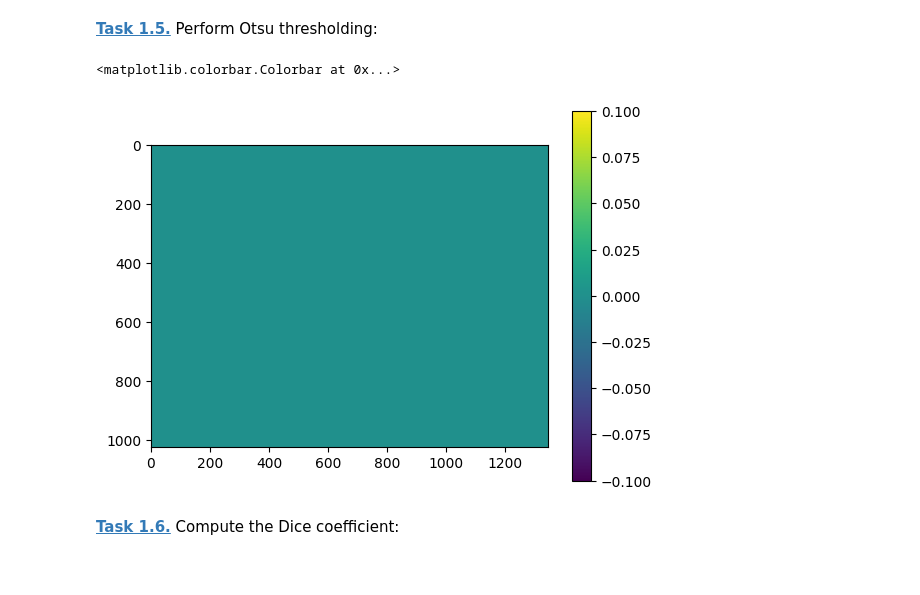
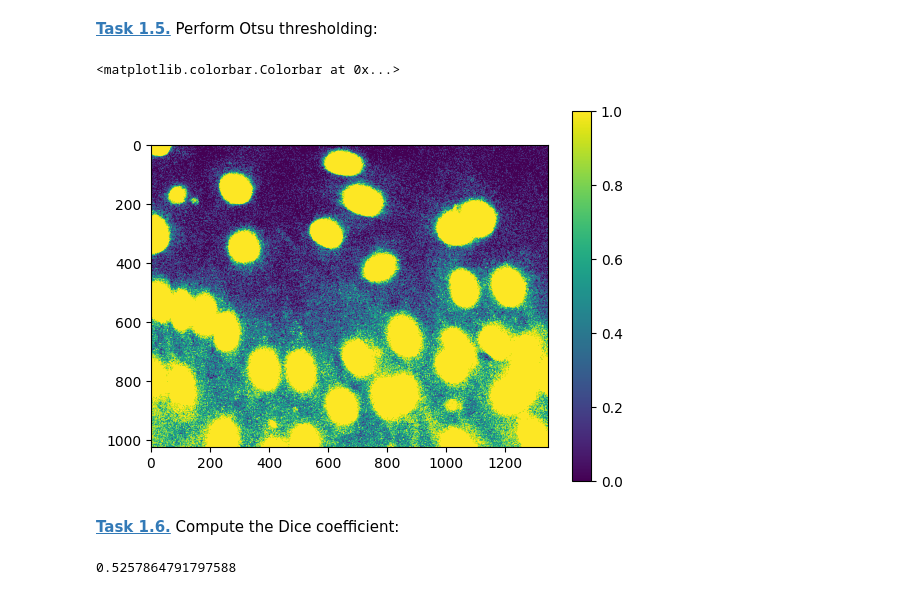
Before and after one commit to grosserC/mobi-fs5-python, a Jupyter notebook: otsu.ipynb, the cells around one changed output. Cells and saved outputs as stored; diff of their text form; code cells hidden in the pictures.

```diff
--- a/otsu.ipynb
+++ b/otsu.ipynb
@@ -64,17 +64,26 @@ list_T = []
 for t in range (1,255):
     T = h[:t].sum()*np.var(h[:t])+h[t:].sum()*np.var(h[t:])
     list_T.append(T)
-threshold = list_T.index(min(list_T))
+threshold = list_T.index(min(list_T))+1
 # %% [markdown]
 **[Task 1.5.]()** Perform Otsu thresholding:
 # %%
-img_out = np.array(imgf > threshold)
+img_out = np.array(img8 > threshold)
 
 plt.figure()
 plt.imshow(img_out)
 plt.colorbar()
 # %% [output]
 <matplotlib.colorbar.Colorbar at 0x...>
-[figure, old version]
+[figure, new version]
 # %% [markdown]
 **[Task 1.6.]()** Compute the Dice coefficient:
+# %%
+groundtruth = plt.imread('data/NIH3T3/gt/0.png')
+G = groundtruth.astype(np.uint8)
+H = img_out.astype(np.uint8)
+
+dice = (2*(G*H).sum())/(G.sum() + H.sum())
+print(dice)
+# %% [output]
+0.5257864791797588
```
